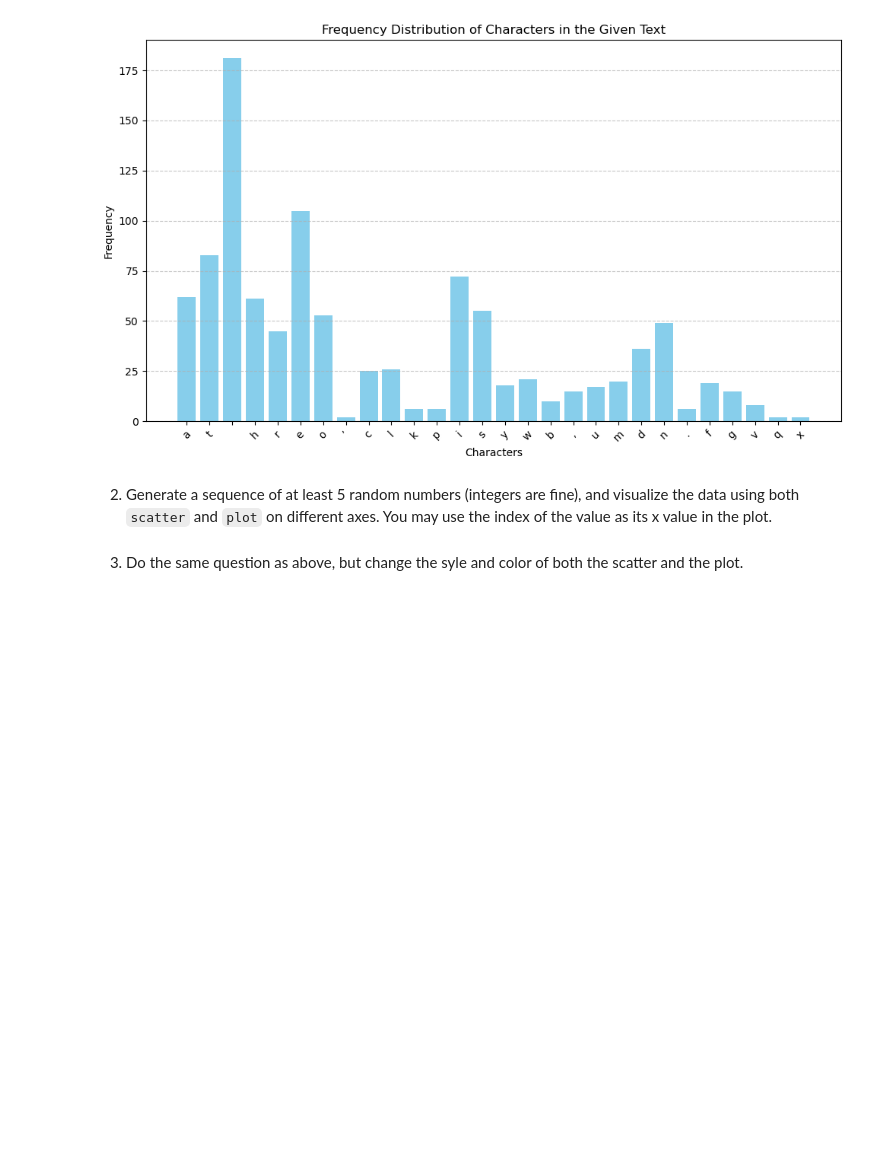
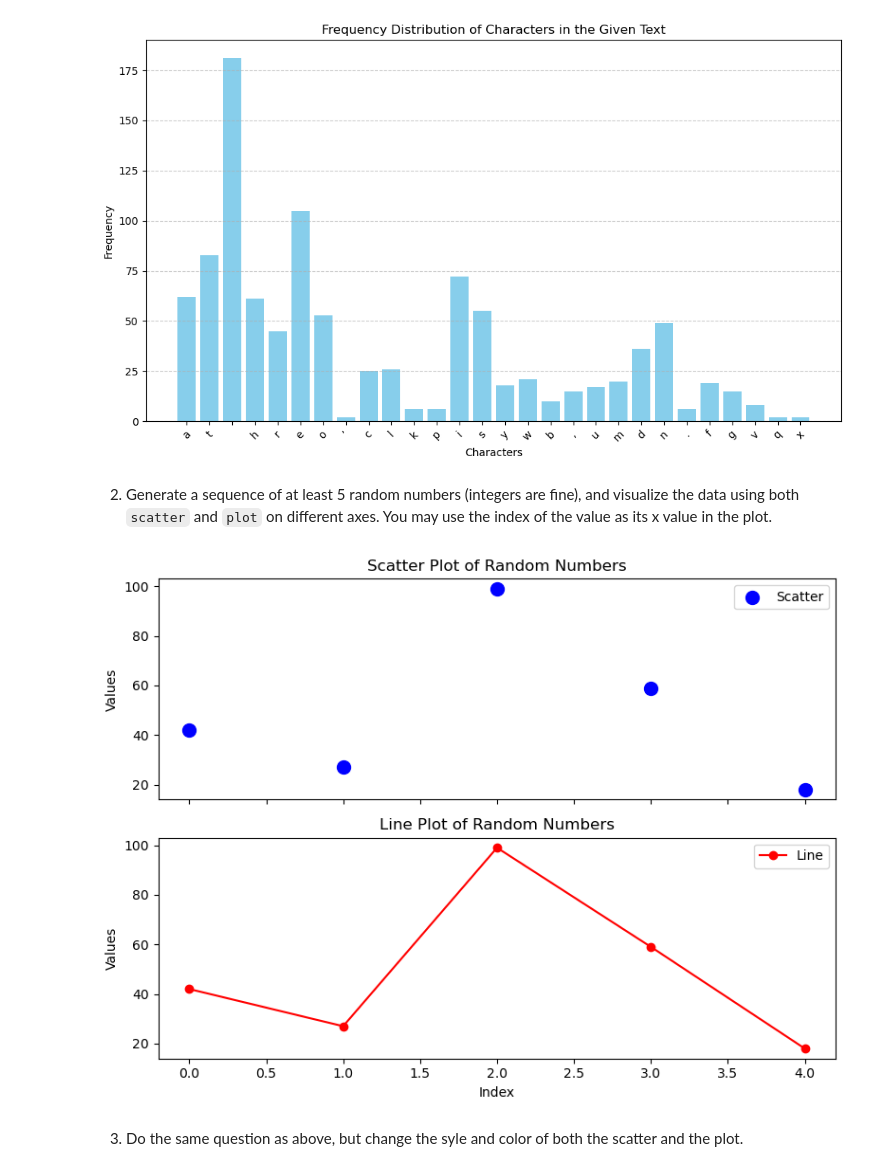
Before and after one commit to alvaroquintero28/pyplot, a Jupyter notebook: AlvaroQuintero.pyplot.ipynb, the cells around one changed output. Saved outputs shown, nothing was run; the diff lists cells and outputs as text; code cells hidden in the pictures; blank space fills up the shorter version.

Commit message:
question 2 chart

```diff
--- a/AlvaroQuintero.pyplot.ipynb
+++ b/AlvaroQuintero.pyplot.ipynb
@@ -79,6 +79,39 @@ plt.show()
 [figure]
 # %% [markdown]
 2. Generate a sequence of at least 5 random numbers (integers are fine), and visualize the data using both `scatter` and `plot` on different axes.  You may use the index of the value as its x value in the plot.
+# %%
+import matplotlib.pyplot as plt
+import random
+
+# Generate a sequence of 5 random integers
+random_numbers = [random.randint(1, 100) for _ in range(5)]
+
+# Create x values as the indices of the random numbers
+x_values = list(range(len(random_numbers)))
+
+# Set up the figure and axes
+fig, (ax1, ax2) = plt.subplots(2, 1, figsize=(8, 6), sharex=True)
+
+# Scatter plot
+ax1.scatter(x_values, random_numbers, color='blue', label='Scatter', s=100)
+ax1.set_title('Scatter Plot of Random Numbers')
+ax1.set_ylabel('Values')
+ax1.legend()
+
+# Line plot
+ax2.plot(x_values, random_numbers, color='red', marker='o', label='Line', linestyle='-')
+ax2.set_title('Line Plot of Random Numbers')
+ax2.set_xlabel('Index')
+ax2.set_ylabel('Values')
+ax2.legend()
+
+# Adjust layout
+plt.tight_layout()
+
+# Display the plots
+plt.show()
+# %% [output]
+[figure, added]
 # %% [markdown]
 3. Do the same question as above, but change the syle and color of both the scatter and the plot.
 # %% [markdown]
```
